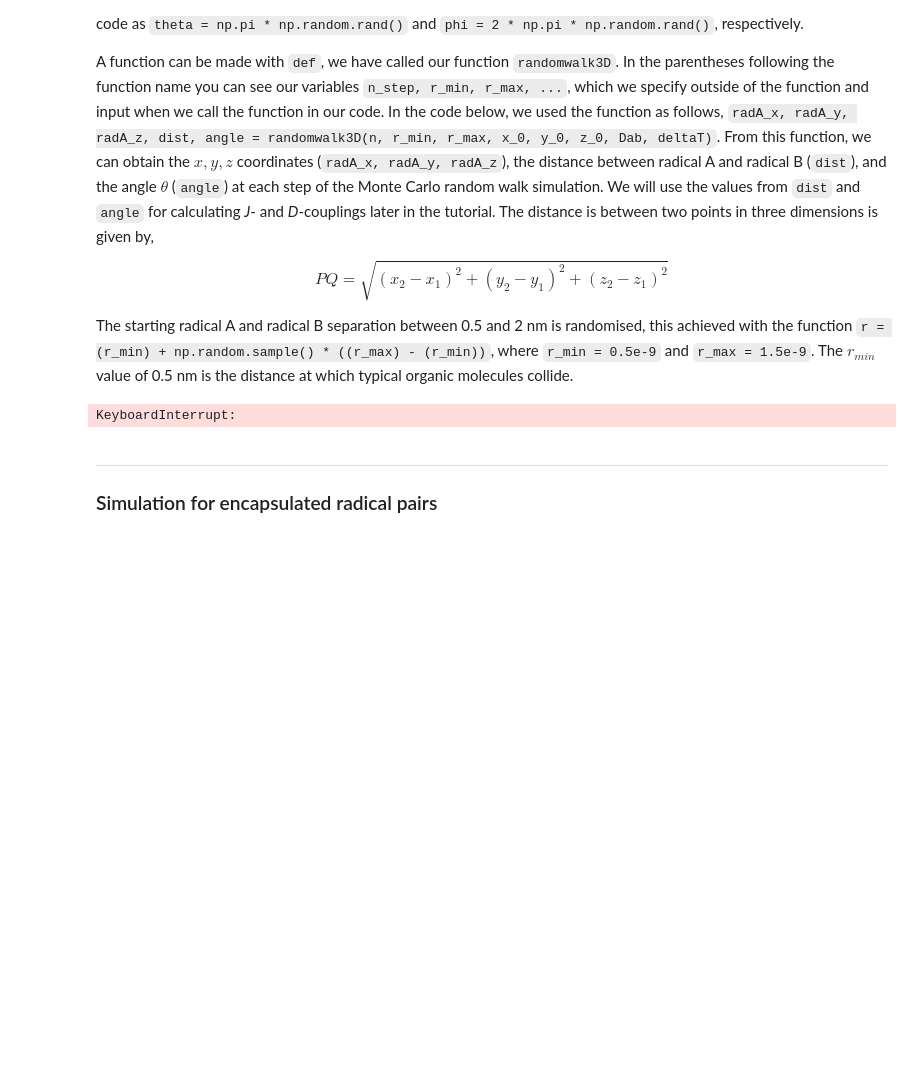
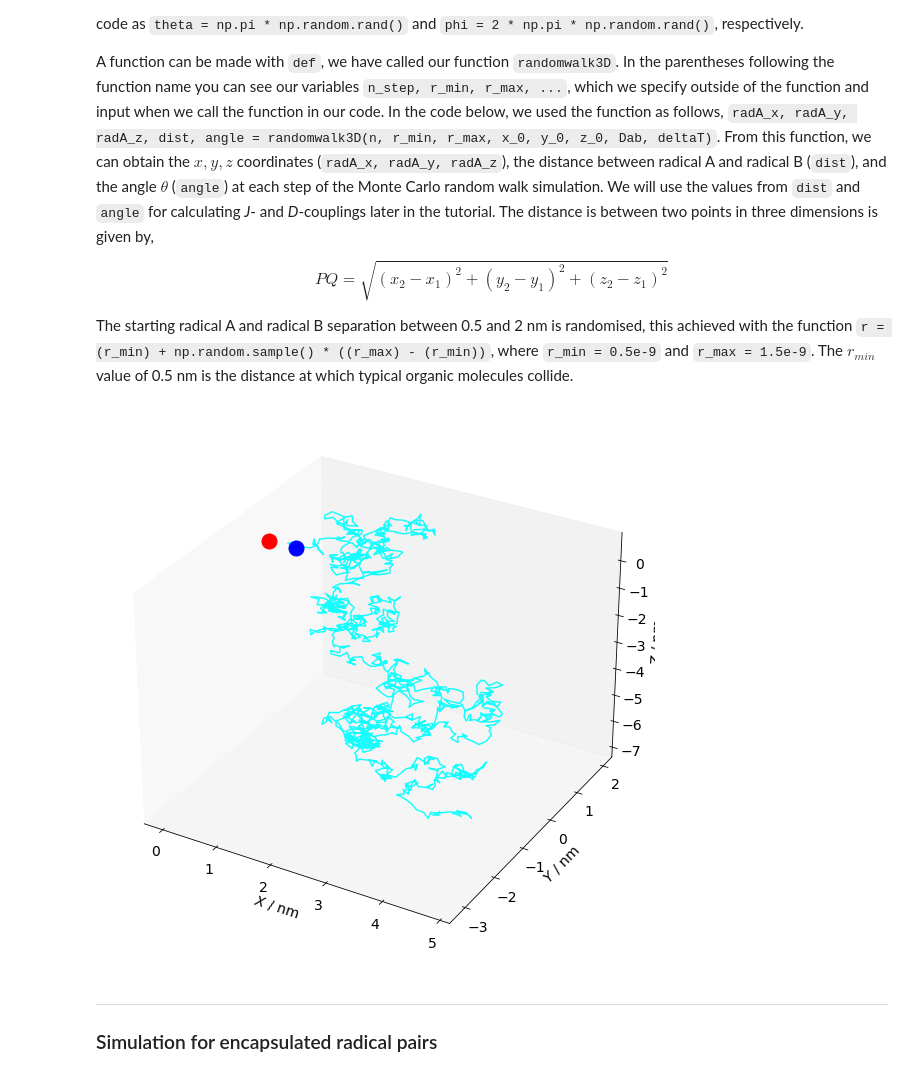
Before and after one commit to Spin-Chemistry-Labs/radicalpy, a Jupyter notebook: examples/tutorials/02_chemical_kinetics_and_molecular_motion.ipynb, the cells around one changed output. Cells and saved outputs as stored; diff of their text form; code cells hidden in the pictures; blank space fills up the shorter version.

```diff
--- a/examples/tutorials/02_chemical_kinetics_and_molecular_motion.ipynb
+++ b/examples/tutorials/02_chemical_kinetics_and_molecular_motion.ipynb
@@ -203,25 +201,23 @@ $$
 
 The starting radical A and radical B separation between 0.5 and 2 nm is randomised, this achieved with the function `r = (r_min) + np.random.sample() * ((r_max) - (r_min))`, where `r_min = 0.5e-9` and `r_max = 1.5e-9`. The $r_{min}$ value of 0.5 nm is the distance at which typical organic molecules collide.
 # %%
-np.random.seed(42)
+np.random.default_rng(42)
 
-# t = np.arange(0, 8e-6, 40e-12)
-t = np.arange(0, 1e-9, 40e-12)
+t = np.arange(0, 50e-9, 40e-12)
 r_min = 0.5e-9 / 2
-# r_max = 2e-9 / 2
 r_max = 0
-r = (r_min) + np.random.sample() * r_min
+r = r_min * 2
 x0, y0, z0 = r, 0, 0
 mutual_diffusion = 1e-6 / 10000
 
 delta_r = rp.classical.get_delta_r(mutual_diffusion, t[1] - t[0])
 pos, dist, ang = rp.classical.randomwalk_3d(
-    len(t), x0, y0, z0, delta_r, r_min
+    len(t), x0, y0, z0, delta_r, r_min, r_max
 )
 
 rp.plot.monte_carlo_caged(pos, r_max)
 # %% [output]
-KeyboardInterrupt:
+[figure, added]
 # %% [markdown]
 ---
 
```
Also changed, not shown: parts of 6 cells of this notebook, 1 other file.
